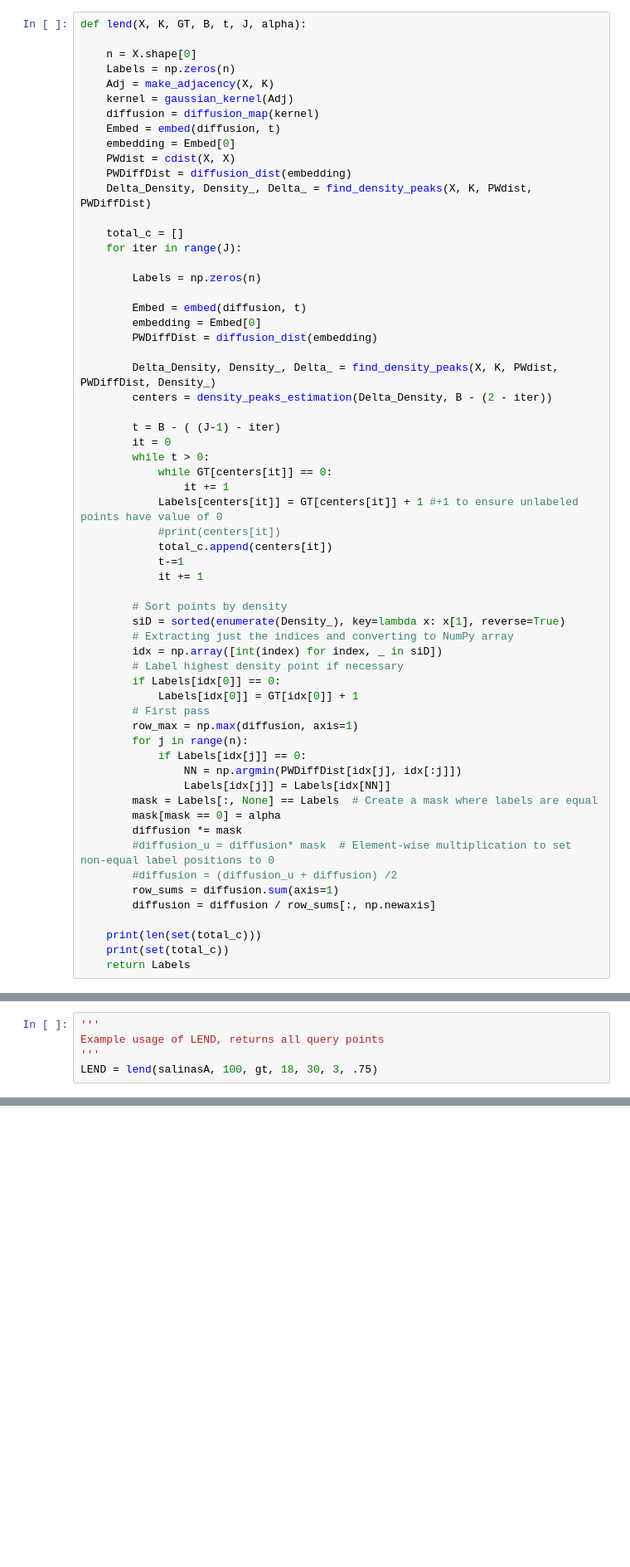
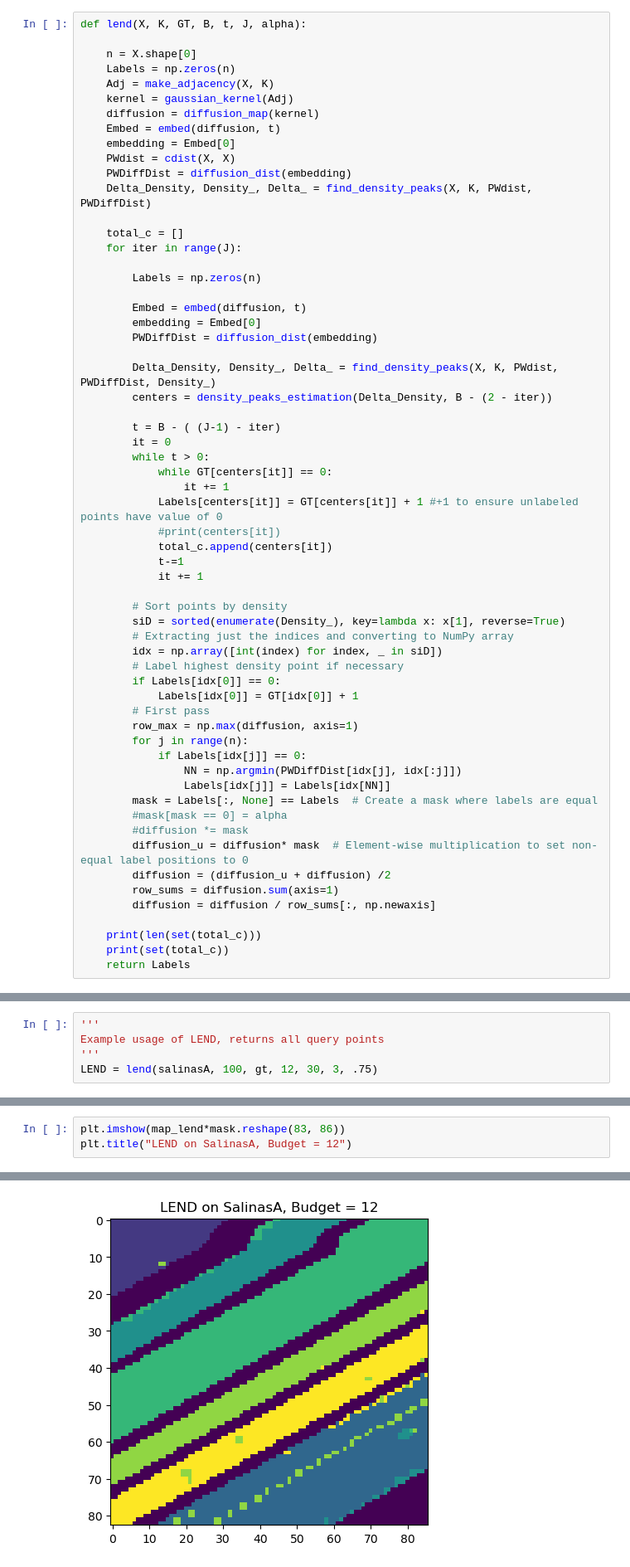
Before and after one commit to kabirst11/LEND, a Jupyter notebook: main.ipynb, the cells around one changed output, grey strips where cells are left out. Shown: that part at 83% size. Cells and saved outputs as stored; diff of their text form; blank space fills up the shorter version.

```diff
--- a/main.ipynb
+++ b/main.ipynb
@@ -120,10 +120,10 @@ def lend(X, K, GT, B, t, J, alpha):
                 NN = np.argmin(PWDiffDist[idx[j], idx[:j]])
                 Labels[idx[j]] = Labels[idx[NN]]
         mask = Labels[:, None] == Labels  # Create a mask where labels are equal
-        mask[mask == 0] = alpha
-        diffusion *= mask
-        #diffusion_u = diffusion* mask  # Element-wise multiplication to set non-equal label positions to 0
-        #diffusion = (diffusion_u + diffusion) /2
+        #mask[mask == 0] = alpha
+        #diffusion *= mask
+        diffusion_u = diffusion* mask  # Element-wise multiplication to set non-equal label positions to 0
+        diffusion = (diffusion_u + diffusion) /2
         row_sums = diffusion.sum(axis=1)
         diffusion = diffusion / row_sums[:, np.newaxis]
 
@@ -164,5 +182,5 @@ plt.colorbar()
 '''
 Example usage of LEND, returns all query points
 '''
-LEND = lend(salinasA, 100, gt, 18, 30, 3, .75)
+LEND = lend(salinasA, 100, gt, 12, 30, 3, .75)
 # %% [output]
@@ -192,0 +232,4 @@ plt.colorbar()
+# %%
+plt.imshow(map_lend*mask.reshape(83, 86))
+plt.title("LEND on SalinasA, Budget = 12")
+# %% [output]
@@ -192,0 +237 @@ plt.colorbar()
+[figure, added]
```
Also changed, not shown: parts of 12 cells of this notebook, 3 other files.
